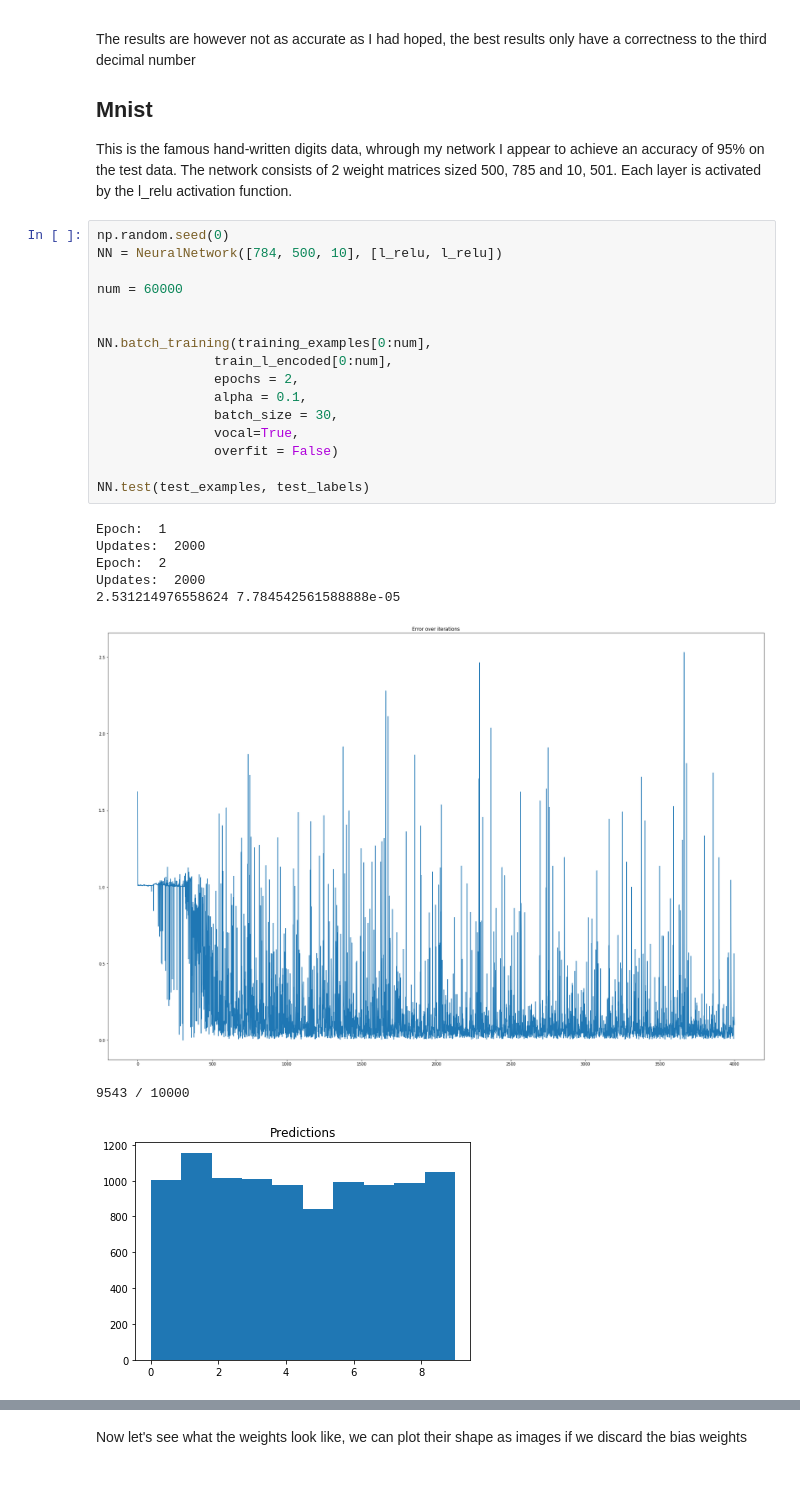
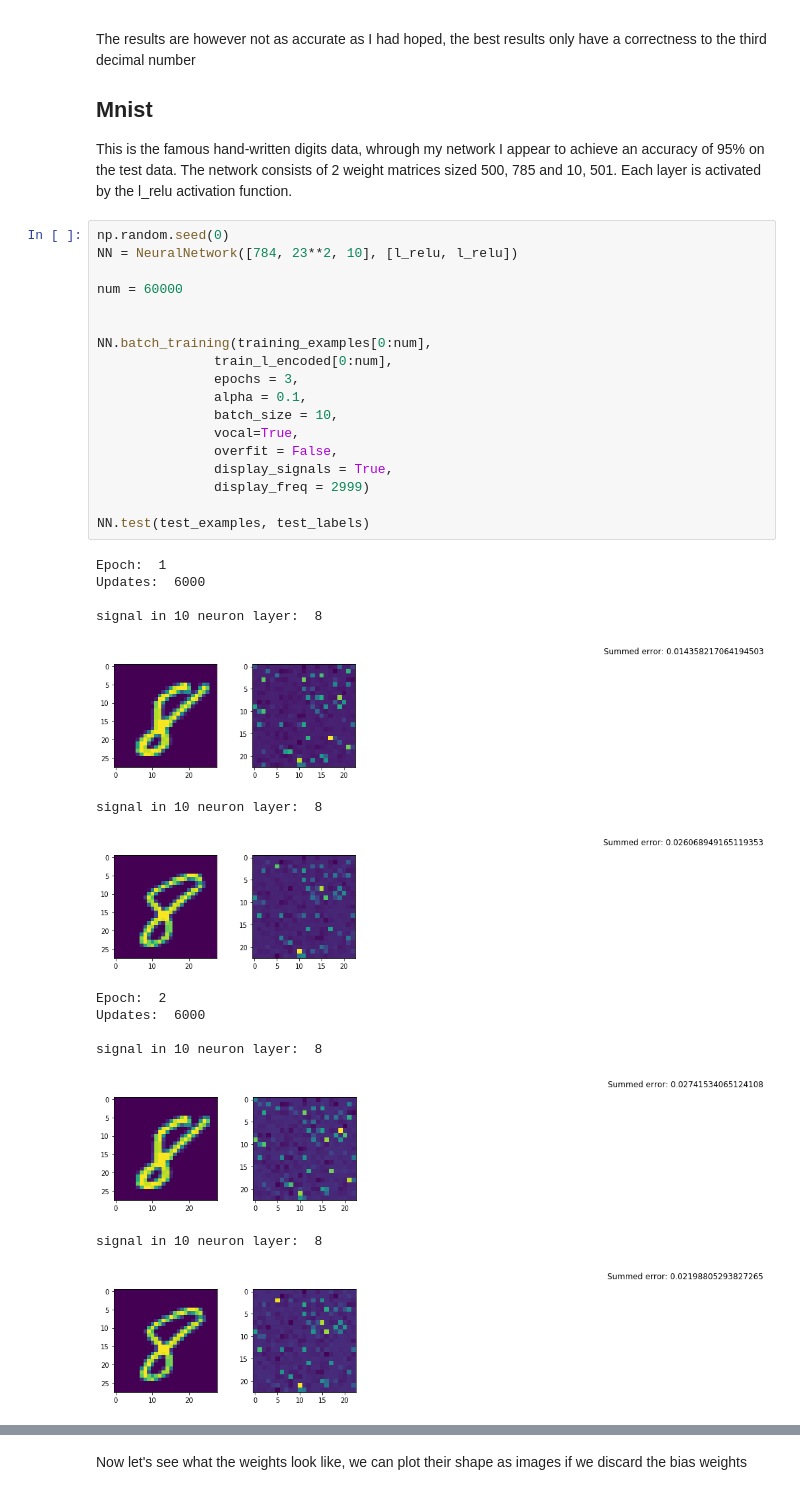
Before and after one commit to JoelSjoberg/Python-Neural-Network, a Jupyter notebook: Implementation.ipynb, the cells around one changed output, grey strips where cells are left out. Cells and saved outputs as stored; diff of their text form.

```diff
--- a/Implementation.ipynb
+++ b/Implementation.ipynb
@@ -657,26 +699,34 @@ This is the famous hand-written digits data, whrough my network I appear to achi
 The network consists of 2 weight matrices sized 500, 785 and 10, 501. Each layer is activated by the l_relu activation function.
 # %%
 np.random.seed(0)
-NN = NeuralNetwork([784, 500, 10], [l_relu, l_relu])
+NN = NeuralNetwork([784, 23**2, 10], [l_relu, l_relu])
 
 num = 60000
 
 
 NN.batch_training(training_examples[0:num],
                train_l_encoded[0:num],
-               epochs = 2,
+               epochs = 3,
                alpha = 0.1,
-               batch_size = 30,
+               batch_size = 10,
                vocal=True,
-               overfit = False)
+               overfit = False,
+               display_signals = True,
+               display_freq = 2999)
 
 NN.test(test_examples, test_labels)
 # %% [output]
 Epoch:  1
-Updates:  2000
-Epoch:  2
-Updates:  2000
-2.531214976558624 7.784542561588888e-05
+Updates:  6000
+
+signal in 10 neuron layer:  8
-[figure, old version]
+[figure, new version]
-9543 / 10000
+signal in 10 neuron layer:  8
-[figure, old version]
+[figure, new version]
+Epoch:  2
+Updates:  6000
+
+signal in 10 neuron layer:  8
+[figure, added]
+signal in 10 neuron layer:  8
+[figure, added]
```
Also changed, not shown: parts of 6 cells of this notebook.
